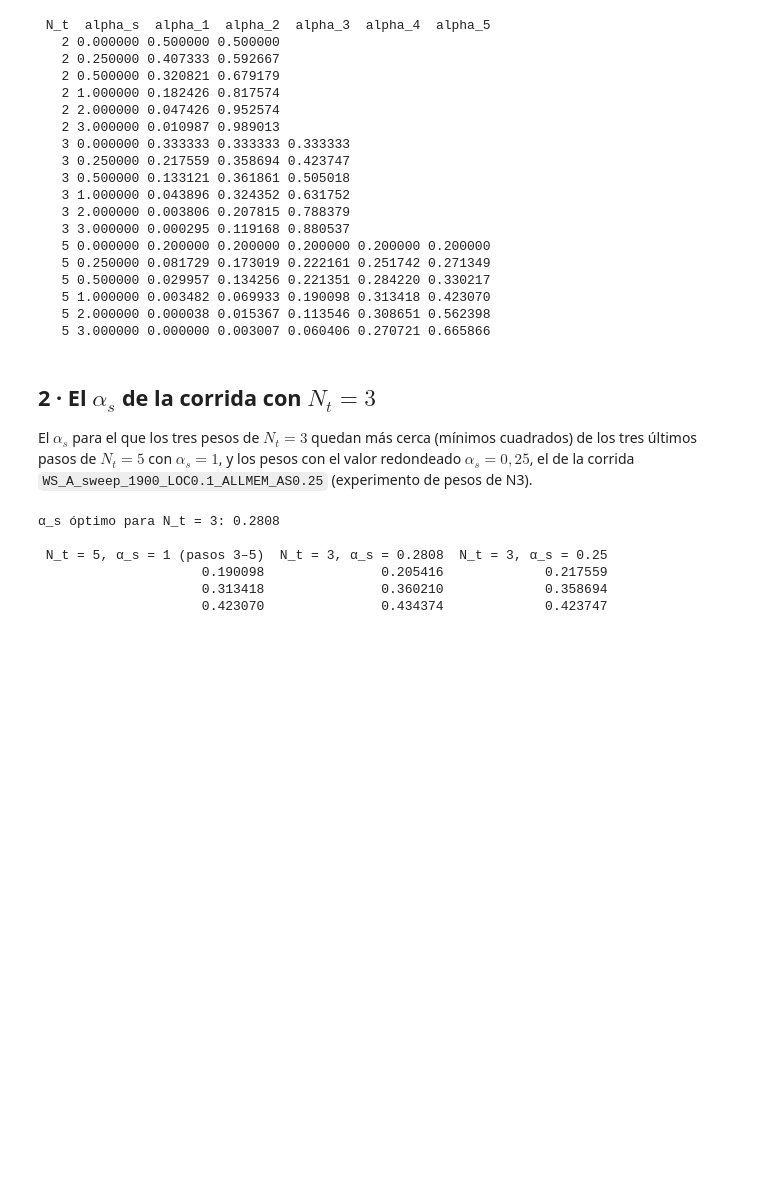
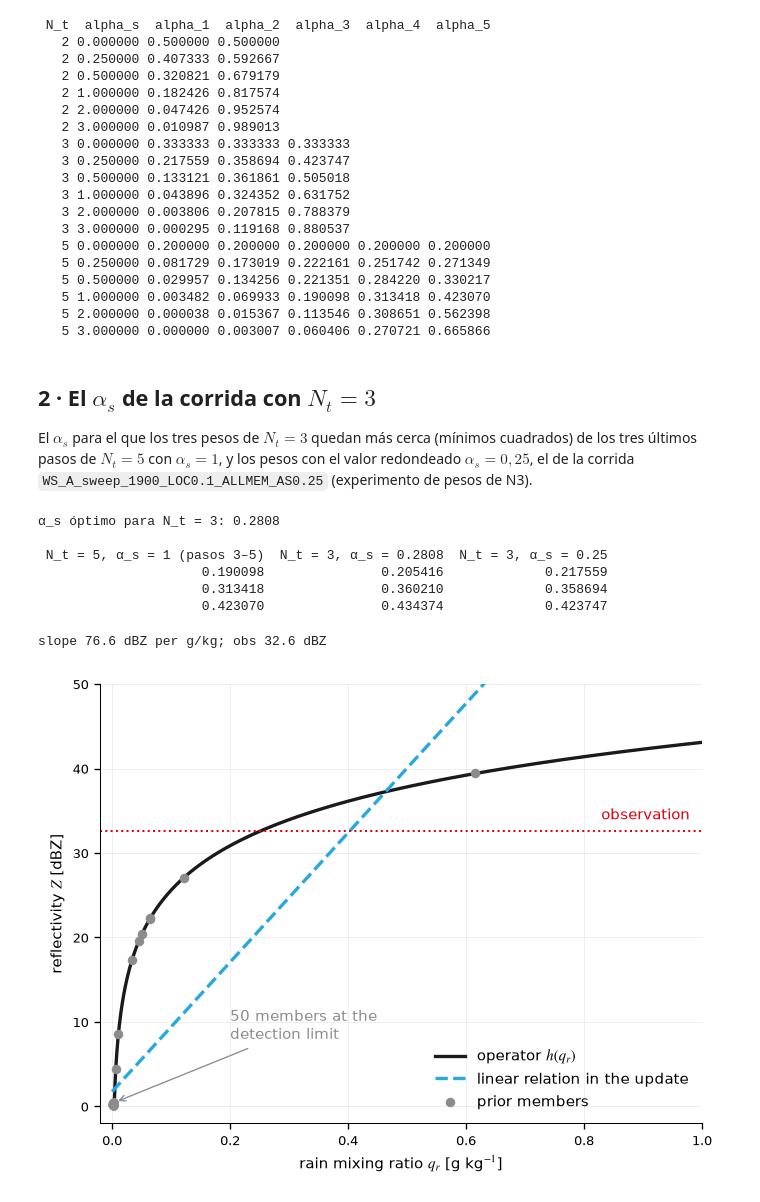
Before and after one commit to jgacituag/WRF_Single_Cycle_Assimilation, a Jupyter notebook: Notebooks/N0_Methods_figures.ipynb, the cells around one changed output. Drawn from its saved outputs; the diff is of its cells as text; code cells hidden in the pictures; blank space fills up the shorter version.

```diff
--- a/Notebooks/N0_Methods_figures.ipynb
+++ b/Notebooks/N0_Methods_figures.ipynb
@@ -158,3 +158,65 @@ print(pd.DataFrame({
                      0.190098               0.205416             0.217559
                      0.313418               0.360210             0.358694
                      0.423070               0.434374             0.423747
+# %%
+"""
+Illustration for the motivation slide: the reflectivity operator for rain
+(Tong and Xue 2006, rho = 1 kg m-3) against a 59-member ensemble, and the
+linear relation the ensemble update uses (least-squares fit of Z on q_r over
+the members). Illustrative values, not taken from the experiments.
+"""
+import numpy as np
+import matplotlib.pyplot as plt
+
+LANG = "en"
+OUT = "figures/motivation_operator"
+BLACK, BLUE, RED, GREY = "#1A1A1A", "#29A8E0", "#E00010", "#8C8C8C"
+CR = 3.63e9            # rain coefficient, Z in mm6 m-3, rho*q in kg m-3
+
+
+def h(q_gkg):
+    z = CR * (np.asarray(q_gkg) * 1e-3) ** 1.75
+    with np.errstate(divide="ignore"):
+        return np.maximum(10 * np.log10(np.where(z > 0, z, 1e-30)), 0.0)
+
+
+rng = np.random.default_rng(3)
+q_mem = np.zeros(59)
+q_mem[:9] = np.sort(rng.lognormal(np.log(0.08), 1.0, 9))
+z_mem = h(q_mem)
+slope, icpt = np.polyfit(q_mem, z_mem, 1)
+q_truth = 0.25
+y_obs = float(h(q_truth))
+
+T = {"en": dict(x="rain mixing ratio $q_r$ [g kg$^{-1}$]", y="reflectivity $Z$ [dBZ]",
+                op="operator $h(q_r)$", mem="prior members", fit="linear relation in the update",
+                floor="50 members at the\ndetection limit", obs="observation"),
+     "es": dict(x="razón de mezcla de lluvia $q_r$ [g kg$^{-1}$]", y="reflectividad $Z$ [dBZ]",
+                op="operador $h(q_r)$", mem="miembros del prior", fit="relación lineal de la actualización",
+                floor="50 miembros en el\nlímite de detección", obs="observación")}[LANG]
+
+plt.rcParams.update({"font.family": "DejaVu Sans", "svg.fonttype": "none"})
+fig, ax = plt.subplots(figsize=(5.6, 4.2), constrained_layout=True)
+qq = np.linspace(0, 1.0, 2000)
+ax.plot(qq, h(qq), color=BLACK, lw=2, label=T["op"])
+ax.plot(qq, icpt + slope * qq, color=BLUE, lw=2, ls="--", label=T["fit"])
+ax.scatter(q_mem[9:] + rng.uniform(0, 0.004, 50), z_mem[9:] + rng.uniform(0, 0.6, 50),
+           s=14, color=GREY, zorder=4)
+ax.scatter(q_mem[:9], z_mem[:9], s=22, color=GREY, zorder=4, label=T["mem"])
+ax.axhline(y_obs, color=RED, lw=1.2, ls=":")
+ax.text(0.98, y_obs + 1, T["obs"], color=RED, ha="right", va="bottom", fontsize=9)
+ax.annotate(T["floor"], (0.005, 0.5), xytext=(0.2, 8), fontsize=9, color=GREY,
+            arrowprops=dict(arrowstyle="->", color=GREY, lw=0.8))
+ax.set_xlim(-0.02, 1.0)
+ax.set_ylim(-2, 50)
+ax.set_xlabel(T["x"])
+ax.set_ylabel(T["y"])
+for s in ("top", "right"):
+    ax.spines[s].set_visible(False)
+ax.legend(frameon=False, fontsize=9, loc="lower right")
+for ext in ("svg", "png"):
+    fig.savefig(f"{OUT}.{ext}", dpi=250)
+print(f"slope {slope:.1f} dBZ per g/kg; obs {y_obs:.1f} dBZ")
+# %% [output]
+slope 76.6 dBZ per g/kg; obs 32.6 dBZ
+[figure, added]
```
Also changed, not shown: parts of 1 cell of this notebook, 7 other files.
